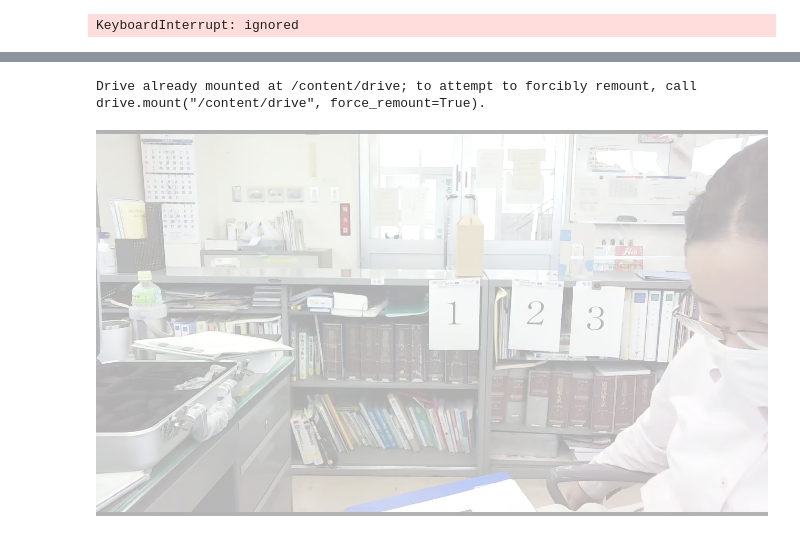
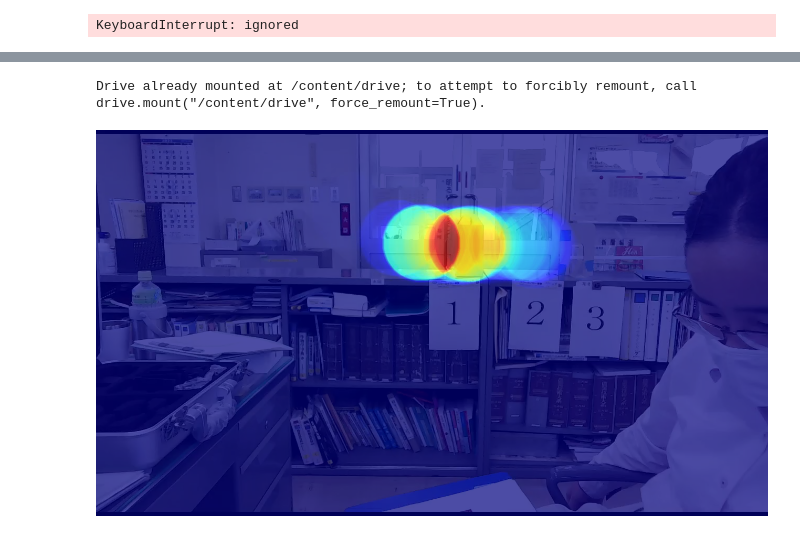
Before and after one commit to 1900690/strawberry, a Jupyter notebook: eye_camera.ipynb, the cells around one changed output, grey strips where cells are left out. Cells and saved outputs as stored; diff of their text form; code cells hidden in the pictures.

```diff
--- a/eye_camera.ipynb
+++ b/eye_camera.ipynb
@@ -195,34 +201,34 @@ while(cap.isOpened()):
         frame_n = cap.get(cv2.CAP_PROP_POS_FRAMES)
 
         #視点の範囲を計算
         x_0, y_0 = (int(df6.loc[int(frame_n)][2]*height), int(df6.loc[int(frame_n)][1]*width)) #中央の点
         a, b = (gaze_point_size, gaze_point_size)#円の幅
         ellipse_temp = ((x - x_0)**2/a**2 + (y - y_0)**2/b**2 - 1<0).astype(np.float16)
         ellipse=ellipse+ellipse_temp
 
     else: # キャプチャー画像がない場合はループ終了
         break
 
 cap.release() # 再生画像をクローズ
 
 #ヒートマップを保存
-heat=ellipse*255//int(np.amax(ellipse))
+heat=((ellipse/int(np.amax(ellipse)))*255).astype(int)
 plt.imsave("/content/heat.jpg",heat, cmap="jet")
 
 #最初のフレームと合成
 dst=cv2.addWeighted(first_frame, 0.3, cv2.imread("/content/heat.jpg"), 0.7, 0)
 
 cv2_imshow(dst)
 cv2.imwrite("/content/"+ファイル名を記入+"_heatmap.jpg", dst)
 
 if ファイルのダウンロード方法を選択 == 'ローカルへダウンロード':
   #ダウンロード
   files.download("/content/"+ファイル名を記入+"_heatmap.jpg")
 
 if ファイルのダウンロード方法を選択 == 'グーグルドライブへダウンロード':
   shutil.copyfile("/content/"+ファイル名を記入+"_heatmap.jpg","/content/drive/MyDrive/"+ファイル名を記入+"_heatmap.jpg")
 # %% [output]
 Drive already mounted at /content/drive; to attempt to forcibly remount, call drive.mount("/content/drive", force_remount=True).
-[figure, old version]
+[figure, new version]
 [interactive output not drawn]
 [interactive output not drawn]
```
Also changed, not shown: parts of 4 cells of this notebook.
